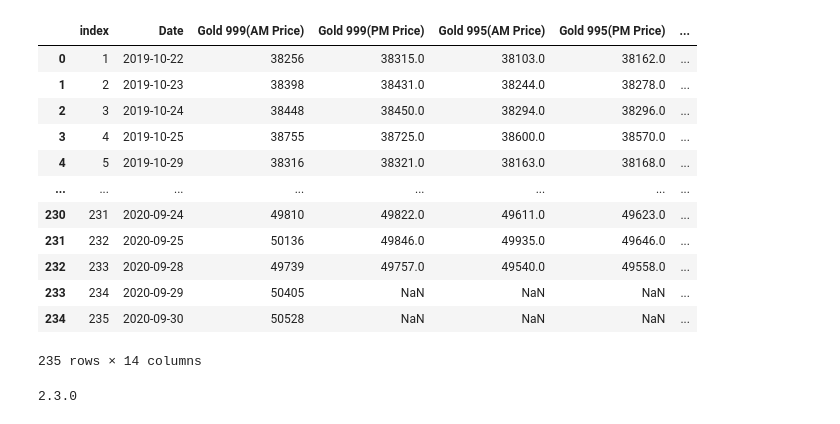
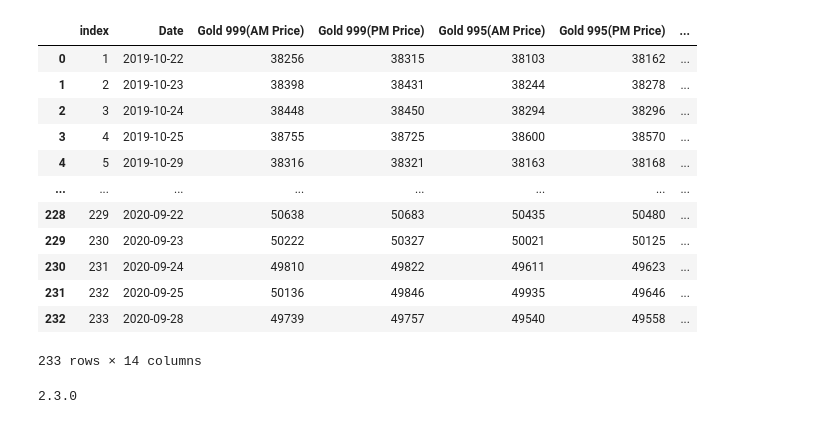
Before and after one commit to akshayardeshana/Machine-learning, a Jupyter notebook: Gold Forecasting.ipynb, the cells around one changed output. Saved outputs shown, nothing was run; the diff lists cells and outputs as text; code cells hidden in the pictures.

```diff
--- a/Gold Forecasting.ipynb
+++ b/Gold Forecasting.ipynb
@@ -3,21 +1,22 @@
 # %%
 import pandas as pd
 gold_data=pd.read_csv('/content/drive/My Drive/dataset/Goldsorted_final.csv')
+gold_data.dropna()
 gold_data
 # %% [output]
 |  | index | Date | Gold 999(AM Price) | Gold 999(PM Price) | Gold 995(AM Price) | Gold 995(PM Price) | ... |
-| 0 | 1 | 2019-10-22 | 38256 | 38315.0 | 38103.0 | 38162.0 | ... |
-| 1 | 2 | 2019-10-23 | 38398 | 38431.0 | 38244.0 | 38278.0 | ... |
-| 2 | 3 | 2019-10-24 | 38448 | 38450.0 | 38294.0 | 38296.0 | ... |
-| 3 | 4 | 2019-10-25 | 38755 | 38725.0 | 38600.0 | 38570.0 | ... |
-| 4 | 5 | 2019-10-29 | 38316 | 38321.0 | 38163.0 | 38168.0 | ... |
+| 0 | 1 | 2019-10-22 | 38256 | 38315 | 38103 | 38162 | ... |
+| 1 | 2 | 2019-10-23 | 38398 | 38431 | 38244 | 38278 | ... |
+| 2 | 3 | 2019-10-24 | 38448 | 38450 | 38294 | 38296 | ... |
+| 3 | 4 | 2019-10-25 | 38755 | 38725 | 38600 | 38570 | ... |
+| 4 | 5 | 2019-10-29 | 38316 | 38321 | 38163 | 38168 | ... |
 | ... | ... | ... | ... | ... | ... | ... | ... |
-| 230 | 231 | 2020-09-24 | 49810 | 49822.0 | 49611.0 | 49623.0 | ... |
-| 231 | 232 | 2020-09-25 | 50136 | 49846.0 | 49935.0 | 49646.0 | ... |
-| 232 | 233 | 2020-09-28 | 49739 | 49757.0 | 49540.0 | 49558.0 | ... |
-| 233 | 234 | 2020-09-29 | 50405 | NaN | NaN | NaN | ... |
-| 234 | 235 | 2020-09-30 | 50528 | NaN | NaN | NaN | ... |
+| 228 | 229 | 2020-09-22 | 50638 | 50683 | 50435 | 50480 | ... |
+| 229 | 230 | 2020-09-23 | 50222 | 50327 | 50021 | 50125 | ... |
+| 230 | 231 | 2020-09-24 | 49810 | 49822 | 49611 | 49623 | ... |
+| 231 | 232 | 2020-09-25 | 50136 | 49846 | 49935 | 49646 | ... |
+| 232 | 233 | 2020-09-28 | 49739 | 49757 | 49540 | 49558 | ... |
-235 rows × 14 columns
+233 rows × 14 columns
 # %%
 import tensorflow as tf
 import numpy as np
```
Also changed, not shown: parts of 1 cell of this notebook.
